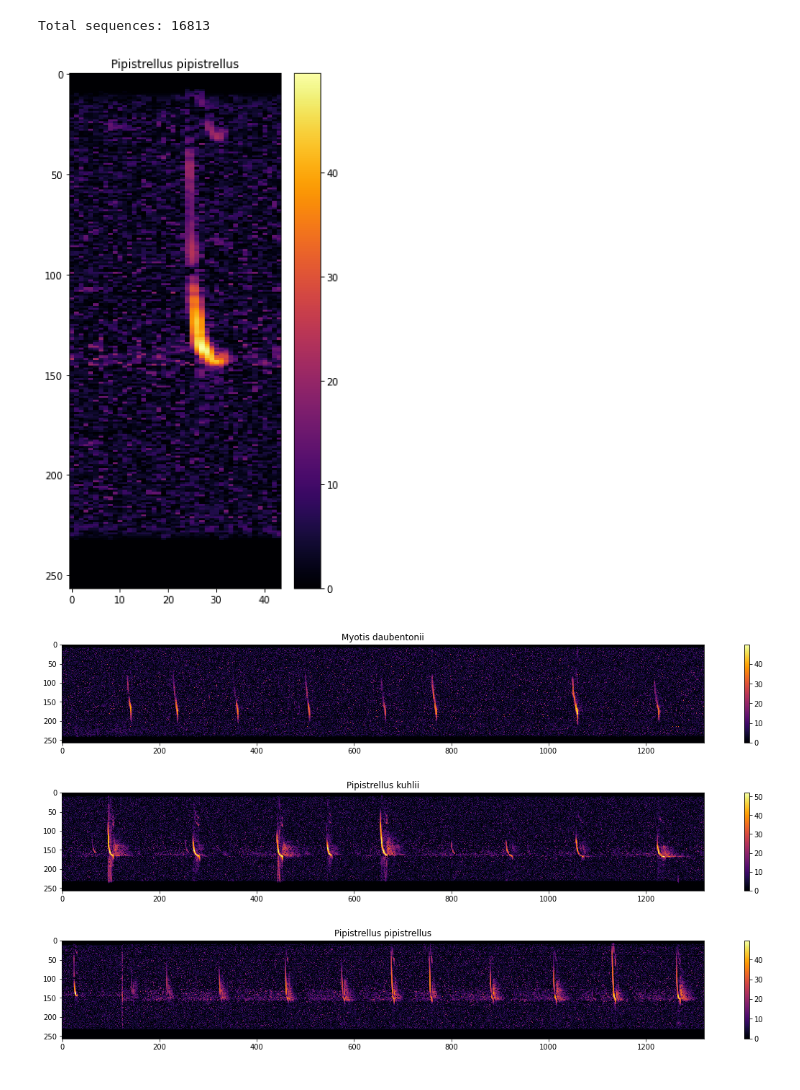
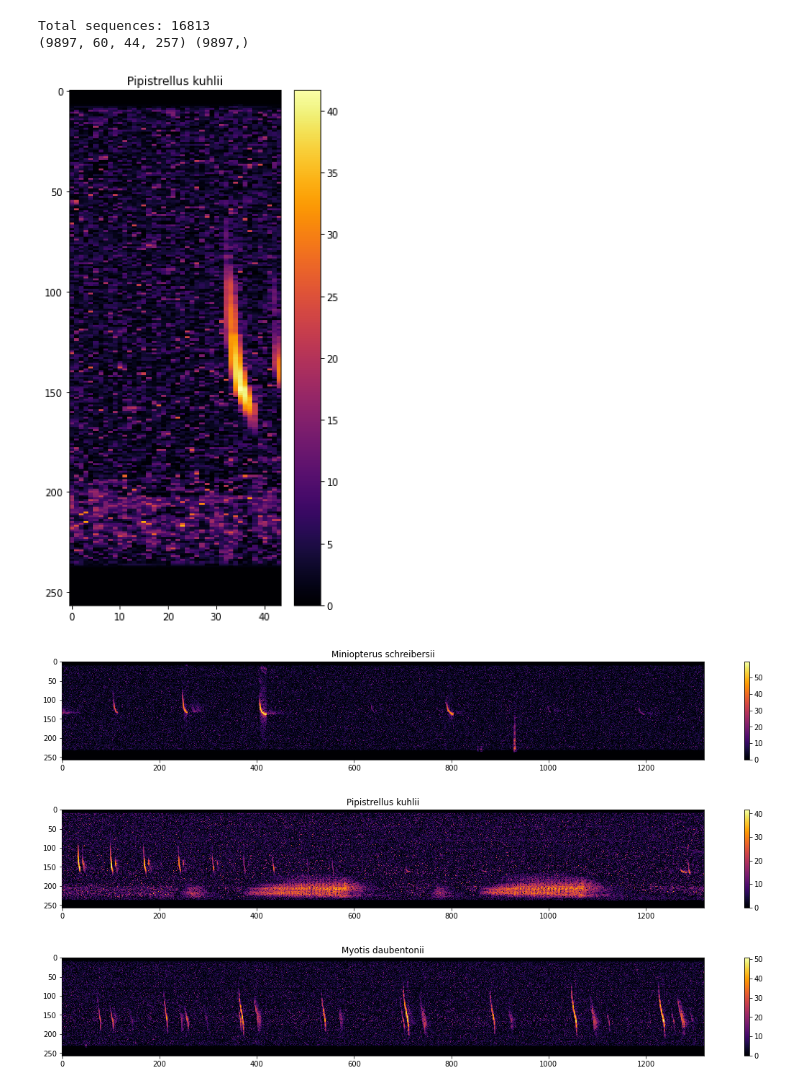
Before and after one commit to FrankFundel/BAT, a Jupyter notebook: datasets/prepare_sequences.ipynb, the cells around one changed output. Drawn from its saved outputs; the diff is of its cells as text; code cells hidden in the pictures.

```diff
--- a/datasets/prepare_sequences.ipynb
+++ b/datasets/prepare_sequences.ipynb
@@ -77,14 +75,12 @@ def slideWindow(a, size, step):
         i+=1
     return b
 
-def getSequences(spectrogram):
+def getSequences(spectrogram, patch_len, patch_skip, seq_len, seq_skip):
     tiles = slideWindow(spectrogram, size=patch_len, step=patch_skip)[:-1] # last one is not full
     sequences = slideWindow(tiles, size=seq_len, step=seq_skip)[:-1] # last one is not full
     return sequences
 # %%
-def prepareSet(set):
-    prepared_set = prepared_hf.require_group(set)
-
+def prepareSet(prepared_set, labels, patch_len, patch_skip, seq_len, seq_skip, scale_factor, one_hot):
     X_seq = []
     Y_seq = []
 
@@ -92,18 +88,20 @@ def prepareSet(set):
         S_db = prepared_set.get(species)
         new_size = (int(S_db.shape[1] * scale_factor), int(S_db.shape[0] * scale_factor))
         S_db = cv2.resize(np.float32(S_db), dsize=new_size, interpolation=cv2.INTER_NEAREST)
-        label = to_categorical(labels[species], num_classes=len(labels)) # one hot encoding
+        label = to_categorical(labels[species], num_classes=len(labels)) if one_hot else labels[species]
 
-        seq = getSequences(S_db)
+        seq = getSequences(S_db, patch_len, patch_skip, seq_len, seq_skip)
         X_seq.extend(seq)
         Y_seq.extend([label] * len(seq))
 
     X_seq, Y_seq = shuffle(X_seq, Y_seq, random_state=42)
     return np.asarray(X_seq), np.asarray(Y_seq)
+
+def prepare(file, labels, patch_len, patch_skip, seq_len, seq_skip, scale_factor = 1.0, one_hot=False):
+    prepared_hf = h5py.File(file, 'r')
+    X_train, Y_train = prepareSet(prepared_hf.require_group("train"), labels, patch_len, patch_skip, seq_len, seq_skip, scale_factor, one_hot)
+    X_test, Y_test = prepareSet(prepared_hf.require_group("test"), labels, patch_len, patch_skip, seq_len, seq_skip, scale_factor, one_hot)
+    X_val, Y_val = prepareSet(prepared_hf.require_group("val"), labels, patch_len, patch_skip, seq_len, seq_skip, scale_factor, one_hot)
+    return X_train, Y_train, X_test, Y_test, X_val, Y_val
 # %%
-X_train, Y_train = prepareSet("train")
-X_test, Y_test = prepareSet("test")
-X_val, Y_val = prepareSet("val")
-print("Total sequences:", len(X_train) + len(X_test) + len(X_val))
+X_train, Y_train, X_test, Y_test, X_val, Y_val = prepare("../datasets/prepared.h5", classes13, patch_len, patch_skip, seq_len, seq_skip)
-# %% [output]
-Total sequences: 16813
@@ -113,14 +108,20 @@ with open('X_val_seq.npy', 'wb') as f:
+# %%
+print("Total sequences:", len(X_train) + len(X_test) + len(X_val))
+print(X_train.shape, Y_train.shape)
+# %% [output]
+Total sequences: 16813
+(9897, 60, 44, 257) (9897,)
 # %%
 def plot_patch(patch, y):
     plt.figure(figsize = (5, 10))
     spec = np.rot90(patch)
     plt.imshow(spec, interpolation='nearest', aspect='auto', cmap='inferno')
     plt.colorbar()
-    plt.title(list(labels)[np.argmax(y)])
+    plt.title(list(labels)[y])
 # %%
-plot_patch(X_seq[3][0], Y_seq[3])
+plot_patch(X_train[1][0], Y_train[1])
 # %% [output]
-[figure, old version]
+[figure, new version]
 # %%
 def stitch(a, r):
     return a[::r]
@@ -135,8 +136,8 @@ def plot_sequence(seq, y):
 # %%
-plot_sequence(X_seq[0], Y_seq[0])
-plot_sequence(X_seq[1], Y_seq[1])
-plot_sequence(X_seq[3], Y_seq[3])
+plot_sequence(X_train[0], Y_train[0])
+plot_sequence(X_train[1], Y_train[1])
+plot_sequence(X_train[3], Y_train[3])
 # %% [output]
-[figure, old version]
+[figure, new version]
-[figure, old version]
+[figure, new version]
-[figure, old version]
+[figure, new version]
```
Also changed, not shown: parts of 3 cells of this notebook, 11 other files.
